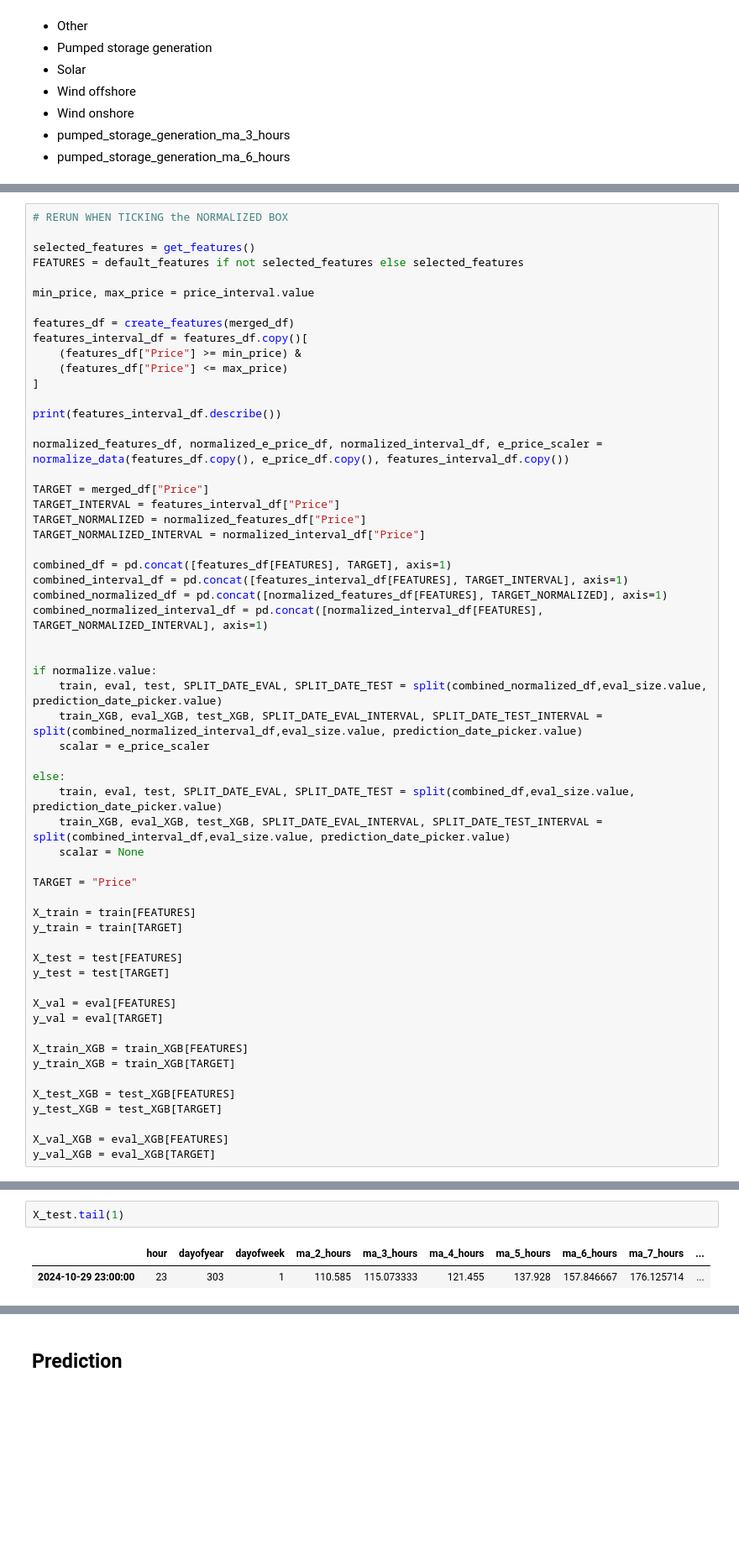
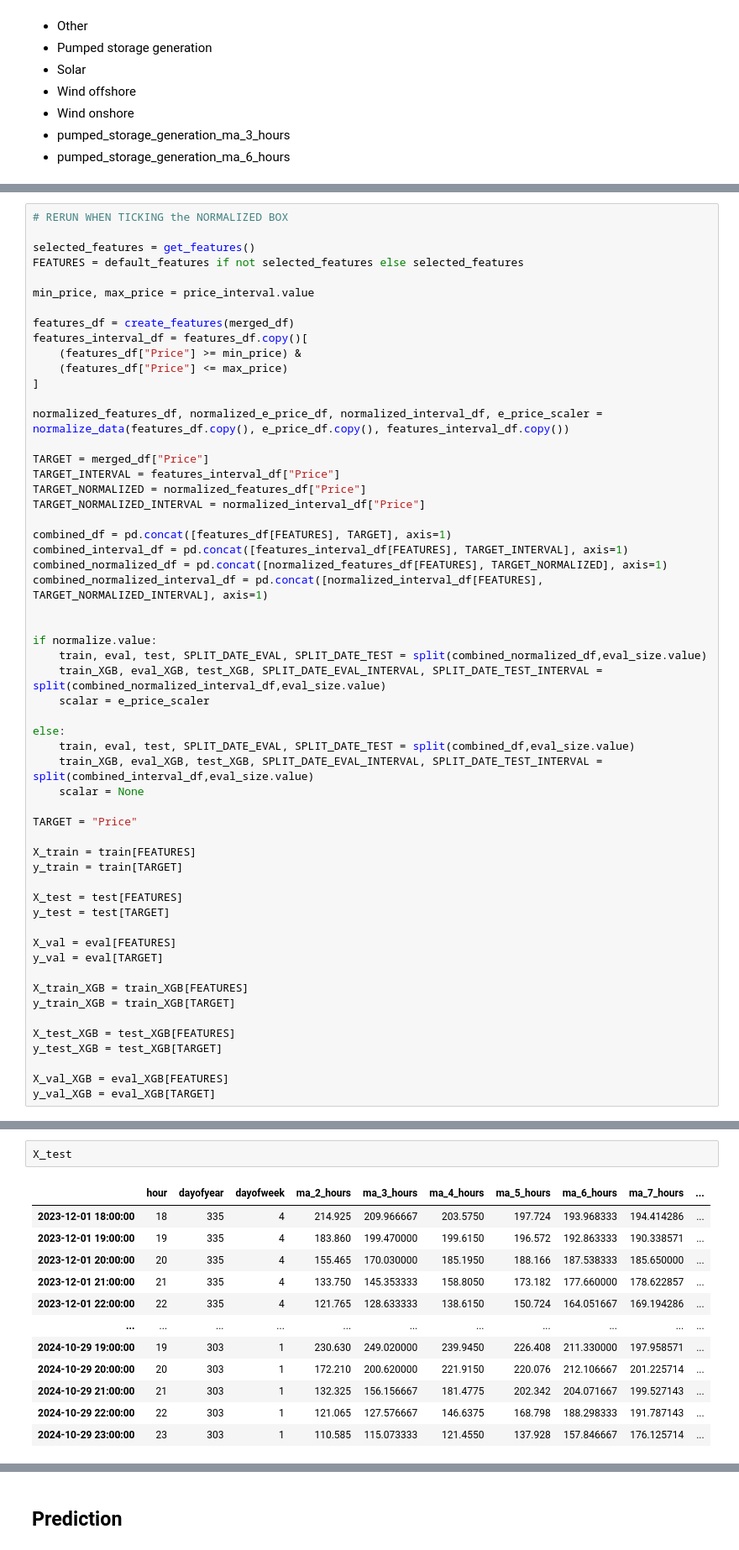
Before and after one commit to YukaNakamoto/LSDI-Project-, a Jupyter notebook: hand_in/notebook.ipynb, the cells around one changed output, grey strips where cells are left out. Shown at 84% size. Cells and saved outputs as stored; diff of their text form; blank space fills up the shorter version.

```diff
--- a/hand_in/notebook.ipynb
+++ b/hand_in/notebook.ipynb
@@ -83,8 +83,6 @@ features_interval_df = features_df.copy()[
     (features_df["Price"] >= min_price) &
     (features_df["Price"] <= max_price)
 ]
-
-print(features_interval_df.describe())
 
 normalized_features_df, normalized_e_price_df, normalized_interval_df, e_price_scaler = normalize_data(features_df.copy(), e_price_df.copy(), features_interval_df.copy())
 
@@ -100,13 +98,13 @@ combined_normalized_interval_df = pd.concat([normalized_interval_df[FEATURES], T
 
 
 if normalize.value:
-    train, eval, test, SPLIT_DATE_EVAL, SPLIT_DATE_TEST = split(combined_normalized_df,eval_size.value, prediction_date_picker.value)
-    train_XGB, eval_XGB, test_XGB, SPLIT_DATE_EVAL_INTERVAL, SPLIT_DATE_TEST_INTERVAL = split(combined_normalized_interval_df,eval_size.value, prediction_date_picker.value)
+    train, eval, test, SPLIT_DATE_EVAL, SPLIT_DATE_TEST = split(combined_normalized_df,eval_size.value)
+    train_XGB, eval_XGB, test_XGB, SPLIT_DATE_EVAL_INTERVAL, SPLIT_DATE_TEST_INTERVAL = split(combined_normalized_interval_df,eval_size.value)
     scalar = e_price_scaler
 
 else:
-    train, eval, test, SPLIT_DATE_EVAL, SPLIT_DATE_TEST = split(combined_df,eval_size.value, prediction_date_picker.value)
-    train_XGB, eval_XGB, test_XGB, SPLIT_DATE_EVAL_INTERVAL, SPLIT_DATE_TEST_INTERVAL = split(combined_interval_df,eval_size.value, prediction_date_picker.value)
+    train, eval, test, SPLIT_DATE_EVAL, SPLIT_DATE_TEST = split(combined_df,eval_size.value)
+    train_XGB, eval_XGB, test_XGB, SPLIT_DATE_EVAL_INTERVAL, SPLIT_DATE_TEST_INTERVAL = split(combined_interval_df,eval_size.value)
     scalar = None
 
 TARGET = "Price"
@@ -161,5 +161,15 @@ X_val.tail(1)
 # %%
-X_test.tail(1)
+X_test
 # %% [output]
 |  | hour | dayofyear | dayofweek | ma_2_hours | ma_3_hours | ma_4_hours | ma_5_hours | ma_6_hours | ma_7_hours | ... |
-| 2024-10-29 23:00:00 | 23 | 303 | 1 | 110.585 | 115.073333 | 121.455 | 137.928 | 157.846667 | 176.125714 | ... |
+| 2023-12-01 18:00:00 | 18 | 335 | 4 | 214.925 | 209.966667 | 203.5750 | 197.724 | 193.968333 | 194.414286 | ... |
+| 2023-12-01 19:00:00 | 19 | 335 | 4 | 183.860 | 199.470000 | 199.6150 | 196.572 | 192.863333 | 190.338571 | ... |
+| 2023-12-01 20:00:00 | 20 | 335 | 4 | 155.465 | 170.030000 | 185.1950 | 188.166 | 187.538333 | 185.650000 | ... |
+| 2023-12-01 21:00:00 | 21 | 335 | 4 | 133.750 | 145.353333 | 158.8050 | 173.182 | 177.660000 | 178.622857 | ... |
+| 2023-12-01 22:00:00 | 22 | 335 | 4 | 121.765 | 128.633333 | 138.6150 | 150.724 | 164.051667 | 169.194286 | ... |
+| ... | ... | ... | ... | ... | ... | ... | ... | ... | ... | ... |
+| 2024-10-29 19:00:00 | 19 | 303 | 1 | 230.630 | 249.020000 | 239.9450 | 226.408 | 211.330000 | 197.958571 | ... |
+| 2024-10-29 20:00:00 | 20 | 303 | 1 | 172.210 | 200.620000 | 221.9150 | 220.076 | 212.106667 | 201.225714 | ... |
+| 2024-10-29 21:00:00 | 21 | 303 | 1 | 132.325 | 156.156667 | 181.4775 | 202.342 | 204.071667 | 199.527143 | ... |
+| 2024-10-29 22:00:00 | 22 | 303 | 1 | 121.065 | 127.576667 | 146.6375 | 168.798 | 188.298333 | 191.787143 | ... |
+| 2024-10-29 23:00:00 | 23 | 303 | 1 | 110.585 | 115.073333 | 121.4550 | 137.928 | 157.846667 | 176.125714 | ... |
```
Also changed, not shown: parts of 13 cells of this notebook, 2 other files.
